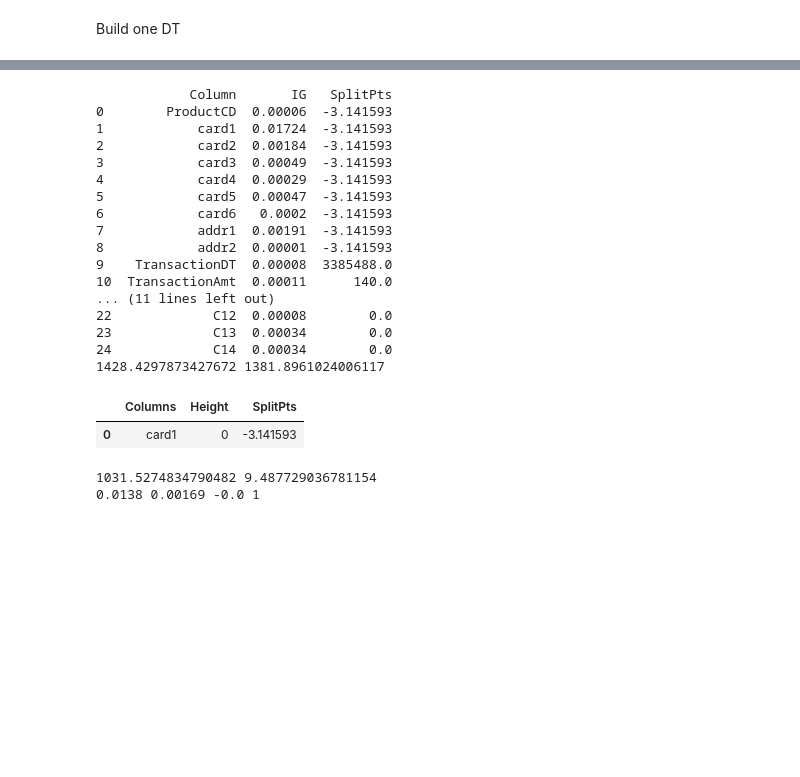
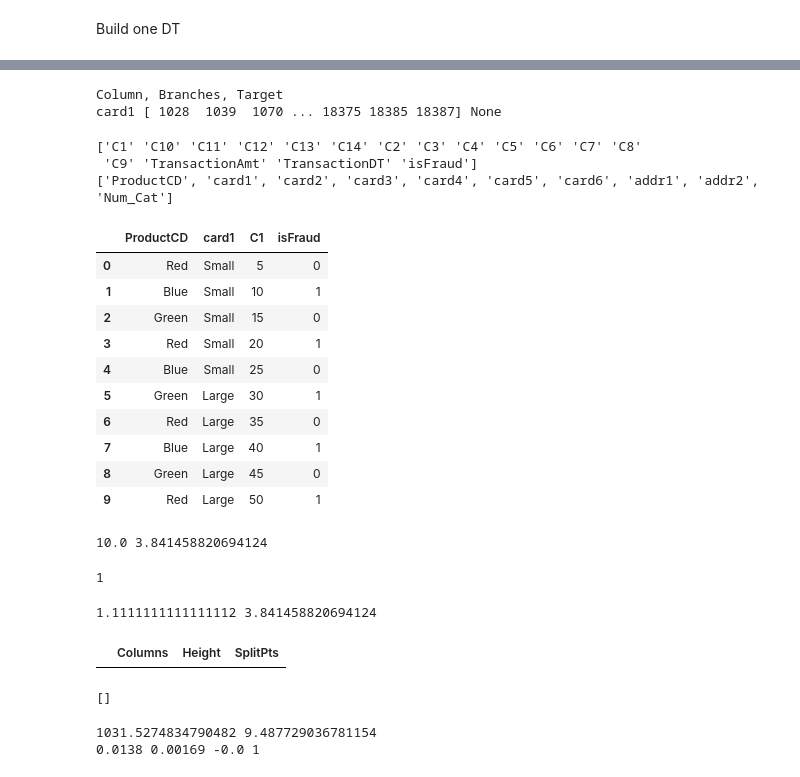
Before and after one commit to YinQingYuanQue/HM1_DT_CS529, a Jupyter notebook: HM1.ipynb, the cells around one changed output, grey strips where cells are left out. Saved outputs shown, nothing was run; the diff lists cells and outputs as text; code cells hidden in the pictures; blank space fills up the shorter version.

Commit message:
DT building Bug: End in infinite looping

```diff
--- a/HM1.ipynb
+++ b/HM1.ipynb
@@ -248,3 +623,8 @@ pass
+# %%
+tree_node.get_values()
+# %% [output]
+Column, Branches, Target
+card1 [ 1028  1039  1070 ... 18375 18385 18387] None
 # %%
 def DT(Input_Dataframe):
     IG_columns = pd.DataFrame(columns= ['Column', 'IG', 'SplitPts'])
@@ -268,29 +654,54 @@ def DT(Input_Dataframe):
         Tree_table.loc[0,'Height'] = 0
         Tree_table.loc[0,'SplitPts'] = Split_Pts
     return Tree_table
+# %%
+print (Numeric_features )
+print (Categoric_features)
+# %% [output]
+['C1' 'C10' 'C11' 'C12' 'C13' 'C14' 'C2' 'C3' 'C4' 'C5' 'C6' 'C7' 'C8'
+ 'C9' 'TransactionAmt' 'TransactionDT' 'isFraud']
+['ProductCD', 'card1', 'card2', 'card3', 'card4', 'card5', 'card6', 'addr1', 'addr2', 'Num_Cat']
+# %%
+test = pd.DataFrame({
+    'ProductCD': ['Red', 'Blue', 'Green', 'Red', 'Blue', 'Green', 'Red', 'Blue', 'Green', 'Red'],
+    'card1': ['Small', 'Small', 'Small', 'Small', 'Small', 'Large', 'Large', 'Large', 'Large', 'Large'],
+    'C1': [5, 10, 15, 20, 25, 30, 35, 40, 45, 50],
+    'isFraud': [0, 1, 0, 1, 0, 1, 0, 1, 0, 1]
+    #'isFraud': [0, 0, 0, 0, 0, 1, 1, 1, 1, 1]
+})
+test
+# %% [output]
+|  | ProductCD | card1 | C1 | isFraud |
+| 0 | Red | Small | 5 | 0 |
+| 1 | Blue | Small | 10 | 1 |
+| 2 | Green | Small | 15 | 0 |
+| 3 | Red | Small | 20 | 1 |
+| 4 | Blue | Small | 25 | 0 |
+| 5 | Green | Large | 30 | 1 |
+| 6 | Red | Large | 35 | 0 |
+| 7 | Blue | Large | 40 | 1 |
+| 8 | Green | Large | 45 | 0 |
+| 9 | Red | Large | 50 | 1 |
+# %%
+Info_Gain(test,'C1','Gini','Num')
+Chi_test(test,'C1',25)
+# %% [output]
+10.0 3.841458820694124
+1
 # %%
-test = train_filter.sample(frac = 1)[0:4000]
-DT(test)
+#test = train_filter.sample(frac = 1)[0:4000]
+#root_table = DT(test)
+tree_node = build_DT(test)
 # %% [output]
-            Column       IG   SplitPts
-0        ProductCD  0.00006  -3.141593
-1            card1  0.01724  -3.141593
-2            card2  0.00184  -3.141593
-3            card3  0.00049  -3.141593
-4            card4  0.00029  -3.141593
-5            card5  0.00047  -3.141593
-6            card6   0.0002  -3.141593
-7            addr1  0.00191  -3.141593
-8            addr2  0.00001  -3.141593
-9    TransactionDT  0.00008  3385488.0
-10  TransactionAmt  0.00011      140.0
-... (11 lines left out)
-22             C12  0.00008        0.0
-23             C13  0.00034        0.0
-24             C14  0.00034        0.0
-1428.4297873427672 1381.8961024006117
+1.1111111111111112 3.841458820694124
-|  | Columns | Height | SplitPts |
-| 0 | card1 | 0 | -3.141593 |
+# %%
+root_table
+# %% [output]
+|  | Columns | Height | SplitPts |
+# %%
+tree_node.get_child()
+# %% [output]
+[]
 # %%
 test = train[0:40000]
 f = 'ProductCD'
```
Also changed, not shown: parts of 14 cells of this notebook.
